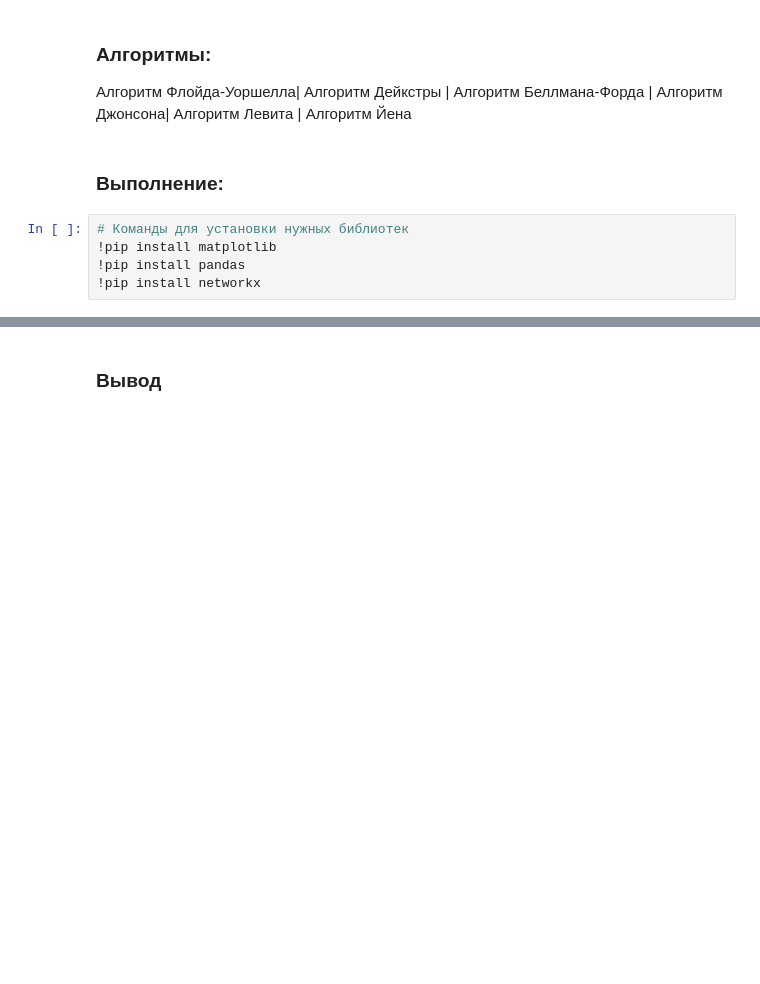
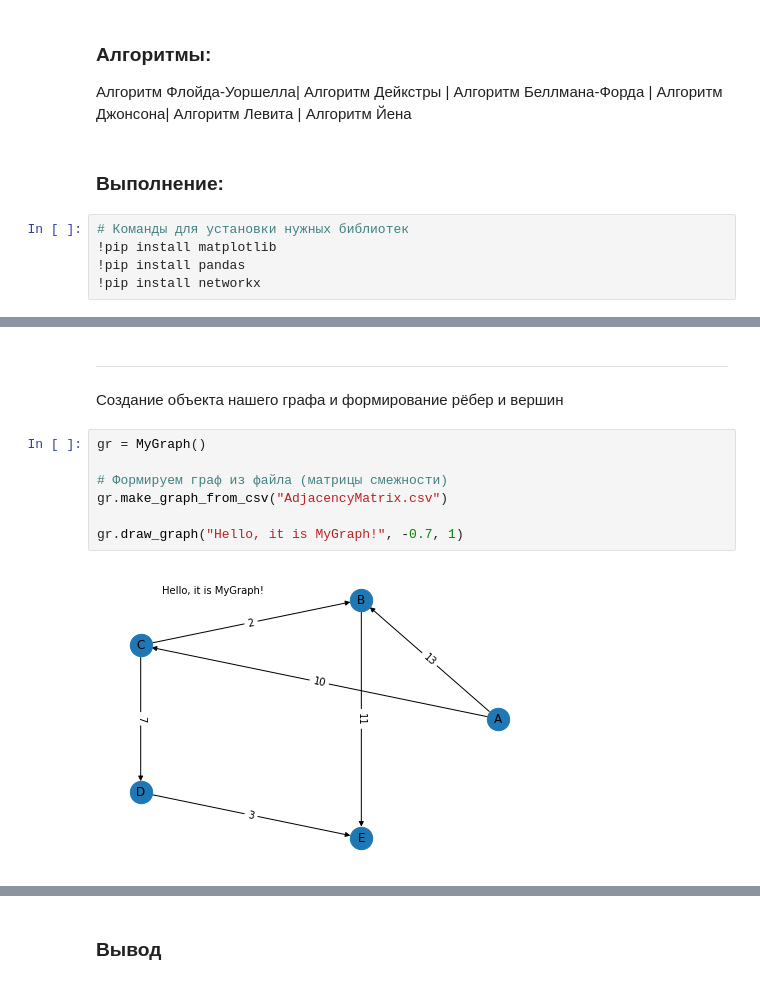
Before and after one commit to Gustavcheg/BFI2001_GuslistyIvan_alogrithms, a Jupyter notebook: Labs/Lab6.ipynb, the cells around one changed output, grey strips where cells are left out. Cells and saved outputs as stored; diff of their text form; blank space fills up the shorter version.

Commit message:
Added all graph algorithms

```diff
--- a/Labs/Lab6.ipynb
+++ b/Labs/Lab6.ipynb
@@ -162,0 +447,12 @@ plt.show()
+# %% [markdown]
+___
+Создание объекта нашего графа и формирование рёбер и вершин
+# %%
+gr = MyGraph()
+
+# Формируем граф из файла (матрицы смежности)
+gr.make_graph_from_csv("AdjacencyMatrix.csv")
+
+gr.draw_graph("Hello, it is MyGraph!", -0.7, 1)
+# %% [output]
+[figure, added]
```
Also changed, not shown: parts of 16 cells of this notebook.
